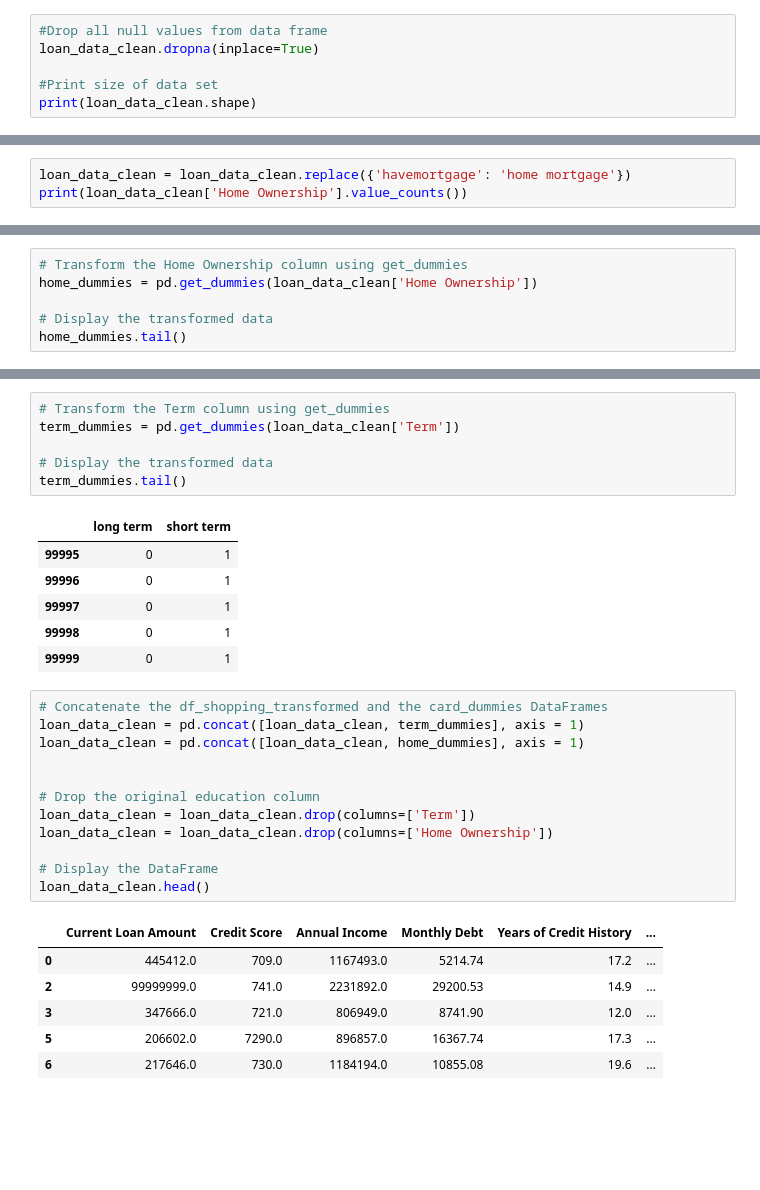
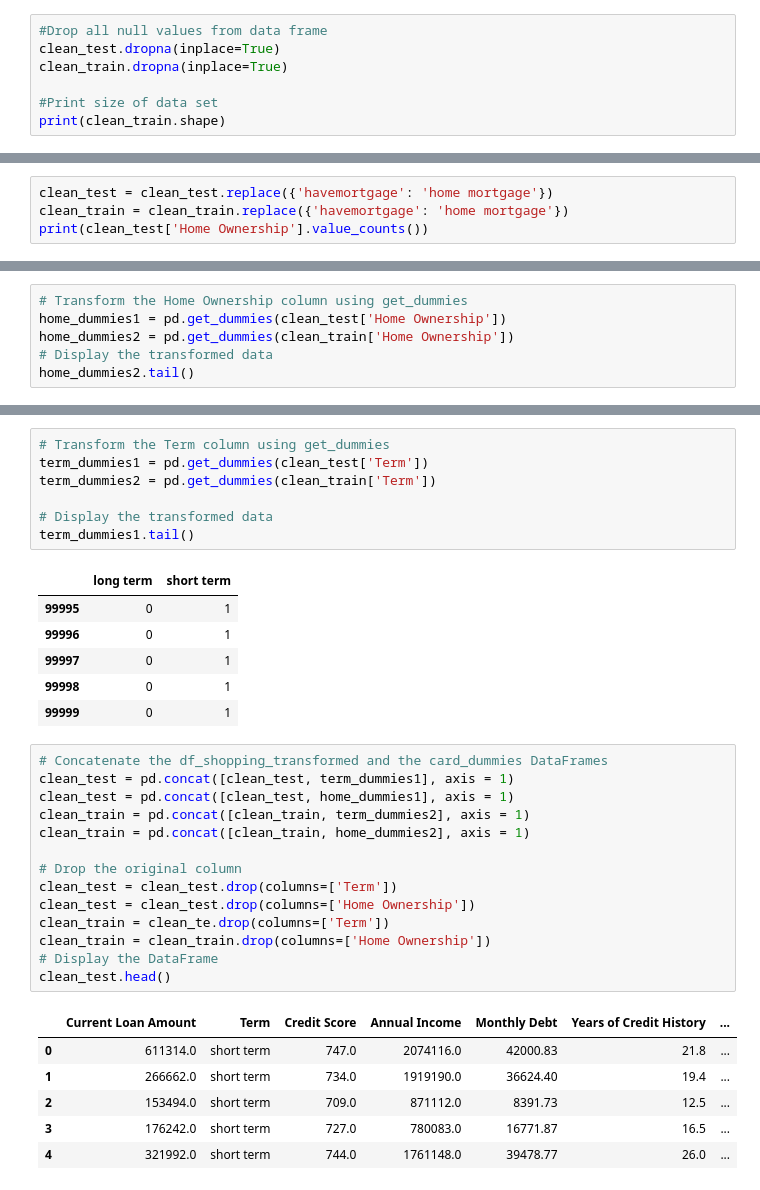
Before and after one commit to KavishNaran/Loan-risk---machine-learning, a Jupyter notebook: Loan Risk Data Cleaning.ipynb, the cells around one changed output, grey strips where cells are left out. Cells and saved outputs as stored; diff of their text form; blank space fills up the shorter version.

Commit message:
updated data cleaning

```diff
--- a/Loan Risk Data Cleaning.ipynb
+++ b/Loan Risk Data Cleaning.ipynb
@@ -50,7 +43,8 @@ loan_data_clean.head(5)
 # %%
 #Drop all null values from data frame
-loan_data_clean.dropna(inplace=True)
+clean_test.dropna(inplace=True)
+clean_train.dropna(inplace=True)
 
 #Print size of data set
-print(loan_data_clean.shape)
+print(clean_train.shape)
 # %% [output]
@@ -74,7 +68,8 @@ havemortgage       185
 Name: Home Ownership, dtype: int64
 # %%
-loan_data_clean = loan_data_clean.replace({'havemortgage': 'home mortgage'})
-print(loan_data_clean['Home Ownership'].value_counts())
+clean_test = clean_test.replace({'havemortgage': 'home mortgage'})
+clean_train = clean_train.replace({'havemortgage': 'home mortgage'})
+print(clean_test['Home Ownership'].value_counts())
 # %% [output]
 home mortgage    39218
 rent             34001
@@ -89,9 +85,9 @@ long term     23106
 Name: Term, dtype: int64
 # %%
 # Transform the Home Ownership column using get_dummies
-home_dummies = pd.get_dummies(loan_data_clean['Home Ownership'])
-
+home_dummies1 = pd.get_dummies(clean_test['Home Ownership'])
+home_dummies2 = pd.get_dummies(clean_train['Home Ownership'])
 # Display the transformed data
-home_dummies.tail()
+home_dummies2.tail()
 # %% [output]
 |  | home mortgage | own home | rent |
@@ -103,9 +99,10 @@ home_dummies.tail()
 # %%
 # Transform the Term column using get_dummies
-term_dummies = pd.get_dummies(loan_data_clean['Term'])
+term_dummies1 = pd.get_dummies(clean_test['Term'])
+term_dummies2 = pd.get_dummies(clean_train['Term'])
 
 # Display the transformed data
-term_dummies.tail()
+term_dummies1.tail()
 # %% [output]
 |  | long term | short term |
 | 99995 | 0 | 1 |
@@ -115,22 +112,24 @@ term_dummies.tail()
 | 99999 | 0 | 1 |
 # %%
 # Concatenate the df_shopping_transformed and the card_dummies DataFrames
-loan_data_clean = pd.concat([loan_data_clean, term_dummies], axis = 1)
-loan_data_clean = pd.concat([loan_data_clean, home_dummies], axis = 1)
+clean_test = pd.concat([clean_test, term_dummies1], axis = 1)
+clean_test = pd.concat([clean_test, home_dummies1], axis = 1)
+clean_train = pd.concat([clean_train, term_dummies2], axis = 1)
+clean_train = pd.concat([clean_train, home_dummies2], axis = 1)
 
-
-# Drop the original education column
-loan_data_clean = loan_data_clean.drop(columns=['Term'])
-loan_data_clean = loan_data_clean.drop(columns=['Home Ownership'])
-
+# Drop the original column
+clean_test = clean_test.drop(columns=['Term'])
+clean_test = clean_test.drop(columns=['Home Ownership'])
+clean_train = clean_te.drop(columns=['Term'])
+clean_train = clean_train.drop(columns=['Home Ownership'])
 # Display the DataFrame
-loan_data_clean.head()
+clean_test.head()
 # %% [output]
-|  | Current Loan Amount | Credit Score | Annual Income | Monthly Debt | Years of Credit History | ... |
-| 0 | 445412.0 | 709.0 | 1167493.0 | 5214.74 | 17.2 | ... |
-| 2 | 99999999.0 | 741.0 | 2231892.0 | 29200.53 | 14.9 | ... |
-| 3 | 347666.0 | 721.0 | 806949.0 | 8741.90 | 12.0 | ... |
-| 5 | 206602.0 | 7290.0 | 896857.0 | 16367.74 | 17.3 | ... |
-| 6 | 217646.0 | 730.0 | 1184194.0 | 10855.08 | 19.6 | ... |
+|  | Current Loan Amount | Term | Credit Score | Annual Income | Monthly Debt | Years of Credit History | ... |
+| 0 | 611314.0 | short term | 747.0 | 2074116.0 | 42000.83 | 21.8 | ... |
+| 1 | 266662.0 | short term | 734.0 | 1919190.0 | 36624.40 | 19.4 | ... |
+| 2 | 153494.0 | short term | 709.0 | 871112.0 | 8391.73 | 12.5 | ... |
+| 3 | 176242.0 | short term | 727.0 | 780083.0 | 16771.87 | 16.5 | ... |
+| 4 | 321992.0 | short term | 744.0 | 1761148.0 | 39478.77 | 26.0 | ... |
 # %%
 # Capitalise the headings
```
Also changed, not shown: parts of 13 cells of this notebook, 4 other files.
